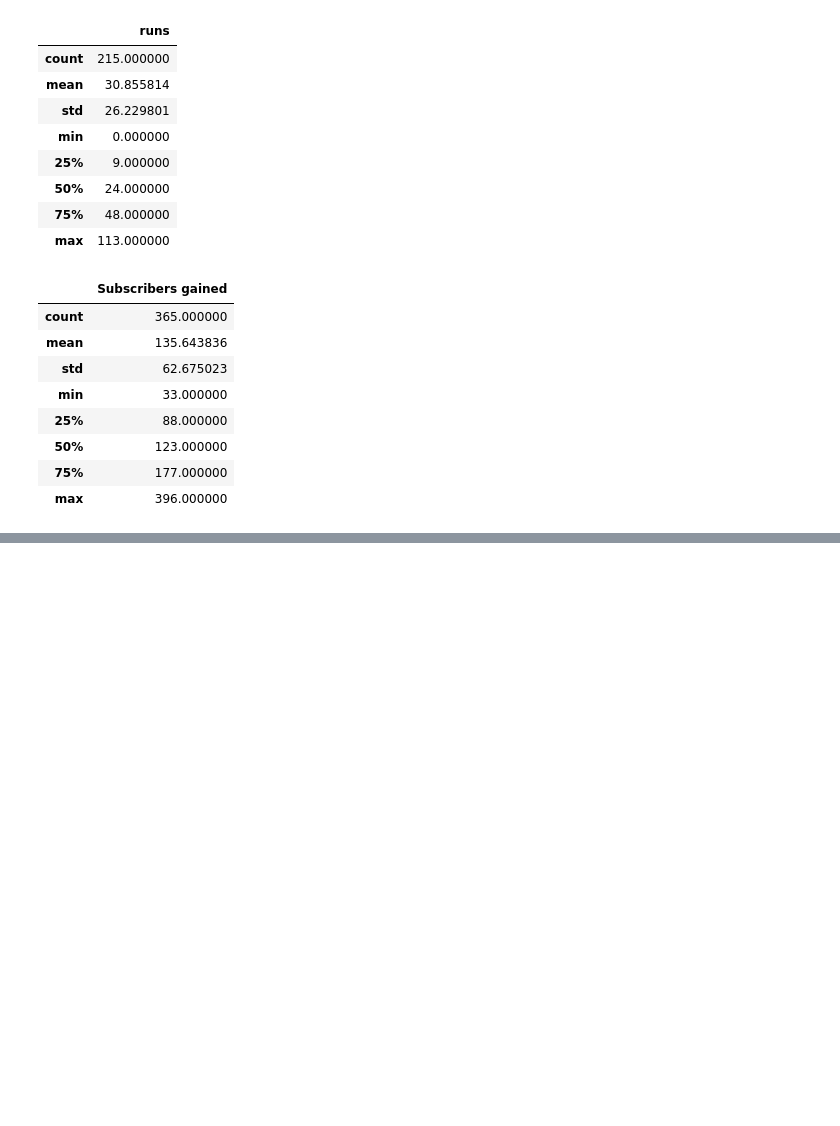
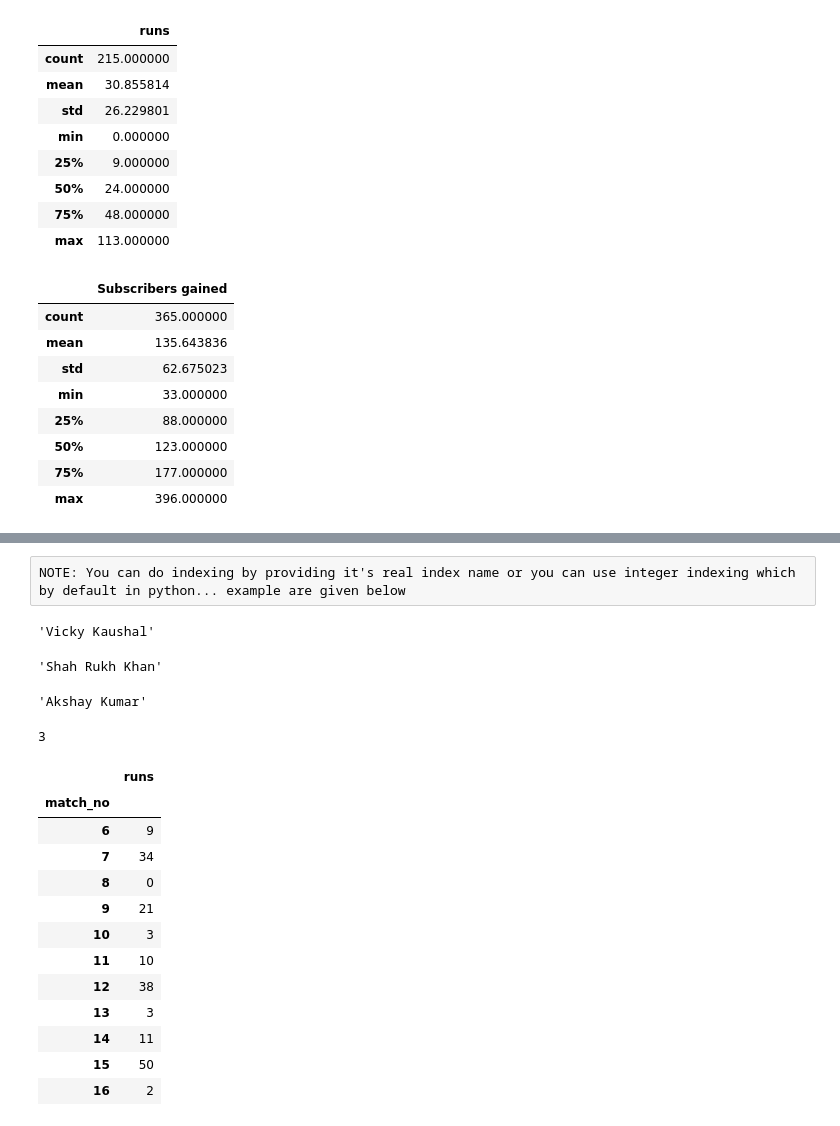
Before and after one commit to VidyanandYadav/Data-science-Journey, a Jupyter notebook: Session16_Pandas.ipynb, the cells around one changed output, grey strips where cells are left out. Cells and saved outputs as stored; diff of their text form; code cells hidden in the pictures; blank space fills up the shorter version.

```diff
--- a/Session16_Pandas.ipynb
+++ b/Session16_Pandas.ipynb
@@ -479,0 +494,36 @@ subs.describe()
+# %% [raw]
+NOTE: You can do indexing by providing it's real index name or you can use integer indexing which by default in python... example are given below
+# %%
+movies.squeeze()[0]
+# %% [output]
+'Vicky Kaushal'
+# %%
+movies.squeeze()['Hum Tumhare Hain Sanam']
+# %% [output]
+'Shah Rukh Khan'
+# %%
+# negative indexing -->> Here negative indexing is possible only when indexes are String otherwise shows error
+movies.squeeze()[-1]
+# %% [output]
+'Akshay Kumar'
+# %%
+vk.squeeze()[10]
+# %% [output]
+3
+# %%
+# slicing
+vk[5:16]
+# %% [output]
+|  | runs |
+| match_no |  |
+| 6 | 9 |
+| 7 | 34 |
+| 8 | 0 |
+| 9 | 21 |
+| 10 | 3 |
+| 11 | 10 |
+| 12 | 38 |
+| 13 | 3 |
+| 14 | 11 |
+| 15 | 50 |
+| 16 | 2 |
```
Also changed, not shown: parts of 60 cells of this notebook.
